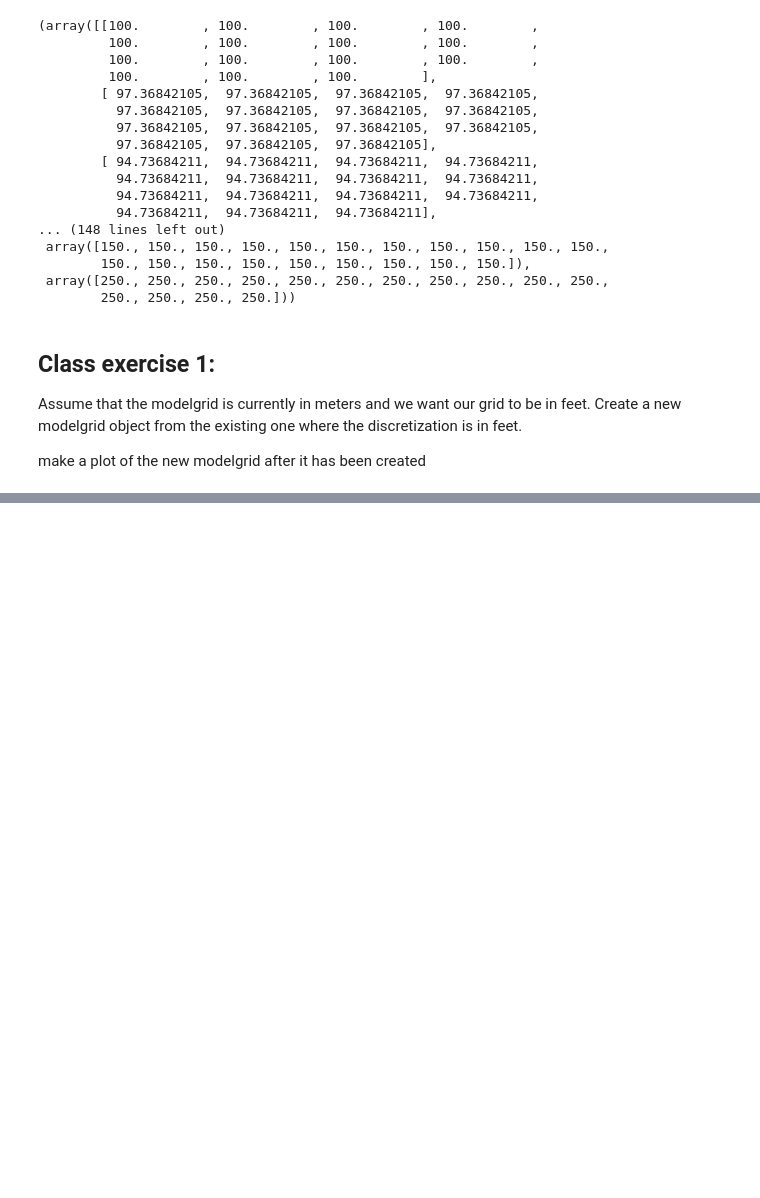
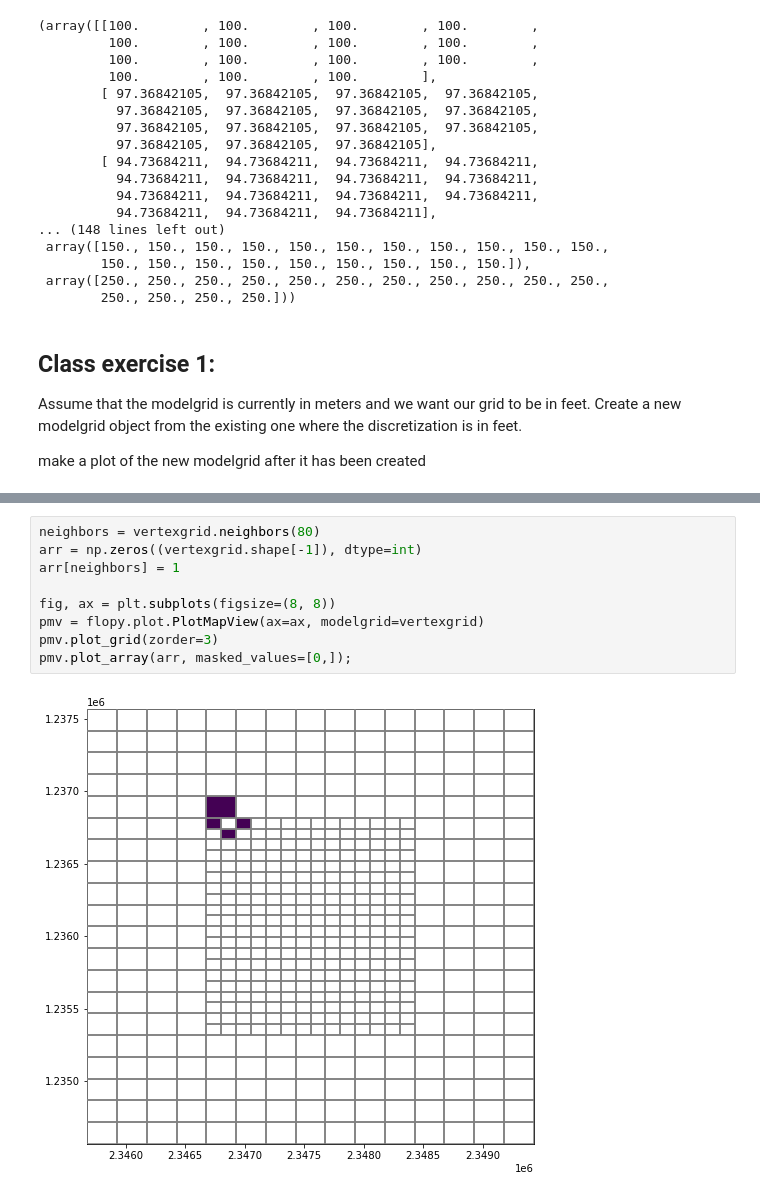
Before and after one commit to DOI-USGS/python-for-hydrology, a Jupyter notebook: notebooks/part1_flopy/Modelgrid and intersection.ipynb, the cells around one changed output, grey strips where cells are left out. Cells and saved outputs as stored; diff of their text form; blank space fills up the shorter version.

```diff
--- a/notebooks/part1_flopy/Modelgrid and intersection.ipynb
+++ b/notebooks/part1_flopy/Modelgrid and intersection.ipynb
@@ -161,0 +244,11 @@ xll:7695794.20952; yll:4050416.79628; rotation:-15; units:undefined; lenuni:0
+# %%
+neighbors = vertexgrid.neighbors(80)
+arr = np.zeros((vertexgrid.shape[-1]), dtype=int)
+arr[neighbors] = 1
+
+fig, ax = plt.subplots(figsize=(8, 8))
+pmv = flopy.plot.PlotMapView(ax=ax, modelgrid=vertexgrid)
+pmv.plot_grid(zorder=3)
+pmv.plot_array(arr, masked_values=[0,]);
+# %% [output]
+[figure, added]
```
Also changed, not shown: parts of 25 cells of this notebook.
